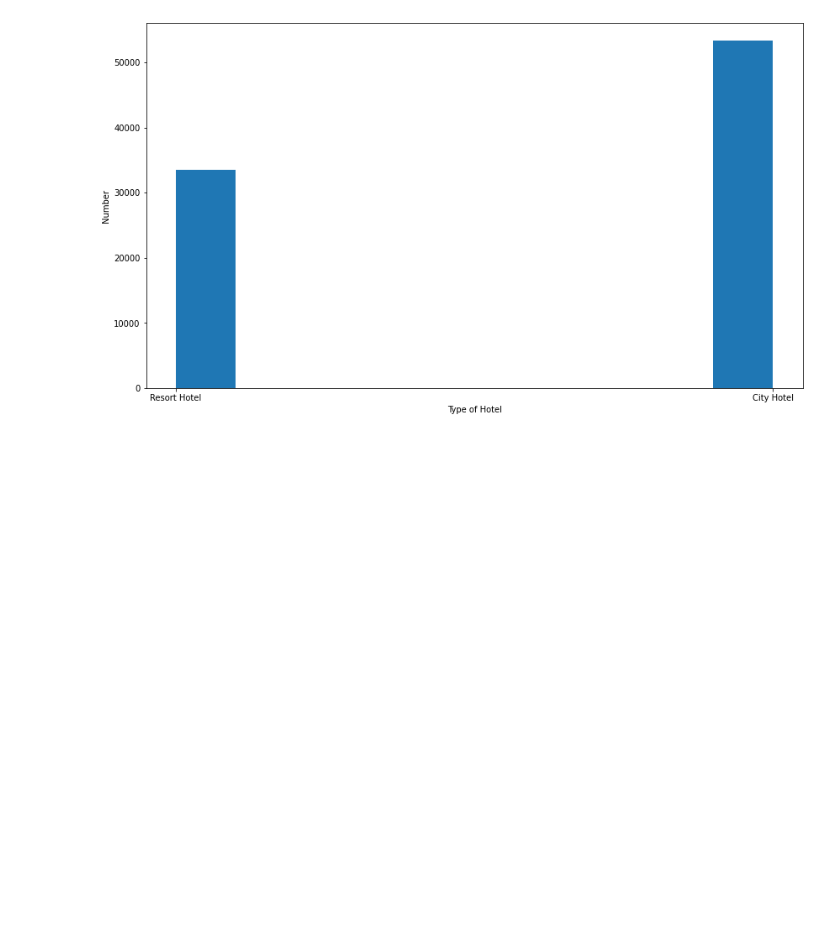
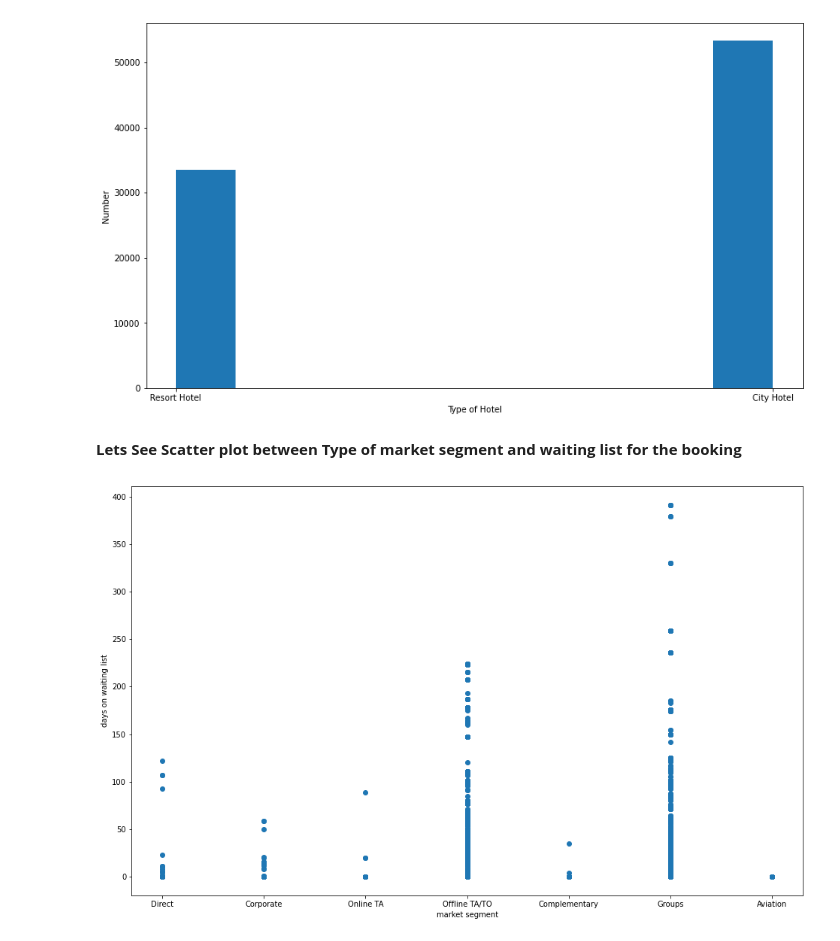
Before and after one commit to kishorpatil03/Hotel-Booking-Analysis, a Jupyter notebook: Hotel_Booking_Analysis_Capstone_Project.ipynb, the cells around one changed output. Cells and saved outputs as stored; diff of their text form; code cells hidden in the pictures; blank space fills up the shorter version.

```diff
--- a/Hotel_Booking_Analysis_Capstone_Project.ipynb
+++ b/Hotel_Booking_Analysis_Capstone_Project.ipynb
@@ -263,3 +263,15 @@ ax.set_ylabel('Number')
 plt.show()
 # %% [output]
 [figure]
+# %% [markdown]
+**Lets See Scatter plot between Type of market segment and waiting list for the booking**
+# %%
+fig,  ax =plt.subplots(figsize=(16,10))
+
+ax.scatter(df['market_segment'],df['days_in_waiting_list'])
+
+ax.set_xlabel('market segment')
+ax.set_ylabel('days on waiting list')
+plt.show()
+# %% [output]
+[figure, added]
```
